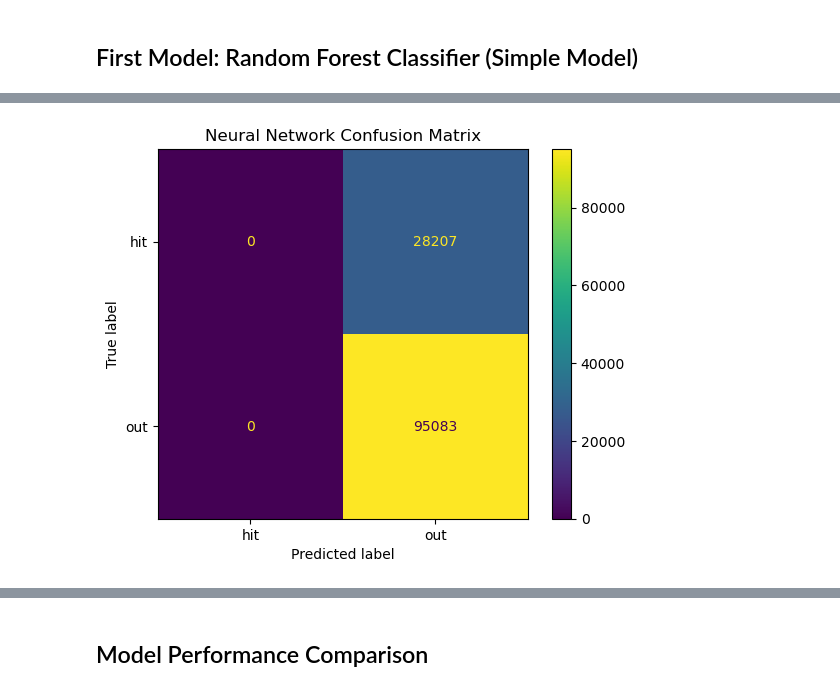
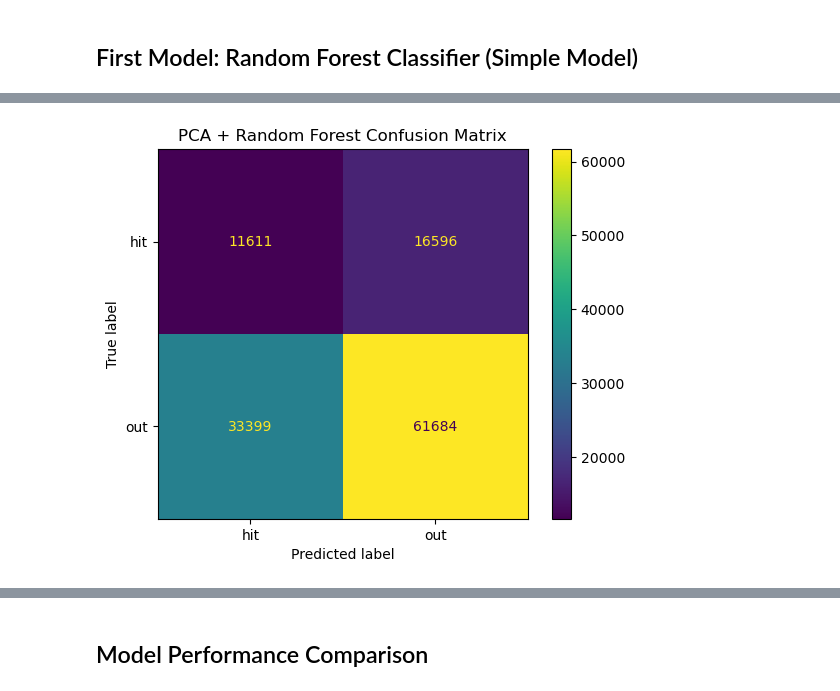
Before and after one commit to CCCKBrant/Final-Project-Part-2-Model-Development, a Jupyter notebook: final_project_draft.ipynb, the cells around one changed output, grey strips where cells are left out. Cells and saved outputs as stored; diff of their text form; code cells hidden in the pictures.

Commit message:
final project submission with optimized models and ethical analysis

```diff
--- a/final_project_draft.ipynb
+++ b/final_project_draft.ipynb
@@ -88,6 +92,7 @@ df = df.dropna(subset=[
     "break_length"
 ])
 
+df_clean =df.copy()
 print("Missing Values in Each Column After Cleaning:")
 missing_after = df.isnull().sum().sort_values(ascending=False)
 print(missing_after.head(15))
@@ -260,9 +293,13 @@ features = [
     'pfx_z',
     'break_angle',
     'break_length',
-    'total_movement',          # ← updated
+    'outs',
+    'total_movement',
     'speed_movement_score',
-    'in_zone'
+    'in_zone',
+    'runners_on',
+    'runners_in_scoring_position',
+    'high_pressure'
 ]
 
 X = df_model[features]
@@ -278,5 +315,10 @@ scaler = StandardScaler()
 
 X_train_scaled = scaler.fit_transform(X_train)
 X_test_scaled = scaler.transform(X_test)
+
+# PCA Application:
+pca = PCA(n_components=10)
+X_train_pca = pca.fit_transform(X_train_scaled)
+X_test_pca = pca.transform(X_test_scaled)
 # %% [markdown]
 I selected features like pitch speed, pitch location, pitch break, and our engineered features for the train/test split. I stratified the split because our data is imbalanced. This ensures that the ratio of hits to outs stays consistent so the model can develop properly. I then scaled the training and testing data because we will need the data to be on the same scale when building our neural network model.
@@ -282,0 +327,6 @@ I selected features like pitch speed, pitch location, pitch break, and our engin
+# %%
+classes = np.unique(y_train)
+class_weights = compute_class_weight(class_weight='balanced', classes=classes, y=y_train)
+
+class_weight_dict = dict(zip(classes, class_weights))
+print(class_weight_dict)
@@ -342,52 +424,41 @@ weighted avg       0.67      0.53      0.57    123290
 # %%
-# Add LabelEncoder, to avoid TypeError in Neural Network
-from sklearn.preprocessing import LabelEncoder
-label_encoder = LabelEncoder()
+# Train PCA Random Forest
+start_time = time.time()
 
-y_train_encoded = label_encoder.fit_transform(y_train)
-y_test_encoded = label_encoder.transform(y_test)
-
-print(label_encoder.classes_)
-
-
-# Initialize Neural Network Model
-nn_model = MLPClassifier(
-    hidden_layer_sizes=(64, 32),
-    activation='relu',
-    solver='adam',
-    max_iter=100,
+rf_pca = RandomForestClassifier(
+    n_estimators=150,
+    max_depth=15,
+    min_samples_split=5,
     random_state=42,
-    early_stopping=True,
+    class_weight=class_weight_dict
 )
 
-# Train Neural Network Model
-start_time = time.time()
-nn_model.fit(X_train_scaled, y_train_encoded)
-nn_training_time = time.time() - start_time
+rf_pca.fit(X_train_pca, y_train)
+pca_training_time = time.time() - start_time
 
-# Predict with Neural Network Model
-nn_predictions_encoded = nn_model.predict(X_test_scaled)
-nn_predictions = label_encoder.inverse_transform(nn_predictions_encoded)
-# Evaluate Neural Network Model
-nn_accuracy = accuracy_score(y_test, nn_predictions)
+# Predict
+pca_predictions = rf_pca.predict(X_test_pca)
 
-print("Neural Network Results")
-print("----------------------")
-print(f"Accuracy: {nn_accuracy:.4f}")
-print(f"Training Time: {nn_training_time:.2f} seconds")
+# Accuracy
+pca_accuracy = accuracy_score(y_test, pca_predictions)
+
+print("PCA + Random Forest Results")
+print("----------------------------")
+print(f"Accuracy: {pca_accuracy:.4f}")
+print(f"Training Time: {pca_training_time:.2f} seconds")
 print()
 print("Classification Report:")
-print(classification_report(y_test, nn_predictions))
+print(classification_report(y_test, pca_predictions))
 
 # Confusion Matrix
-cm_nn = confusion_matrix(y_test, nn_predictions, labels=label_encoder.classes_)
+cm = confusion_matrix(y_test, pca_predictions, labels=rf_pca.classes_)
 
-disp_nn = ConfusionMatrixDisplay(
-    confusion_matrix=cm_nn,
-    display_labels=label_encoder.classes_
+disp = ConfusionMatrixDisplay(
+    confusion_matrix=cm,
+    display_labels=rf_pca.classes_
 )
 
-disp_nn.plot()
-plt.title("Neural Network Confusion Matrix")
+disp.plot()
+plt.title("PCA + Random Forest Confusion Matrix")
 plt.show()
 # %% [output]
@@ -409 +479 @@ weighted avg       0.59      0.77      0.67    123290
-[figure, old version]
+[figure, new version]
```
Also changed, not shown: parts of 23 cells of this notebook, 1 other file.
